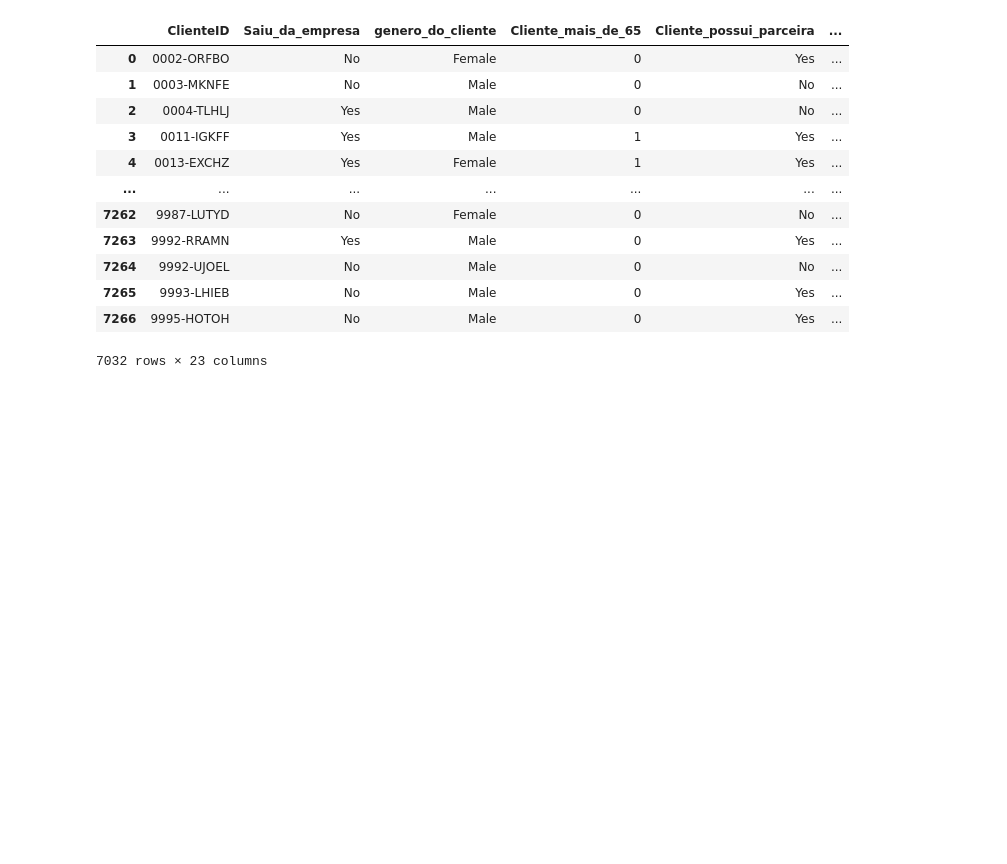
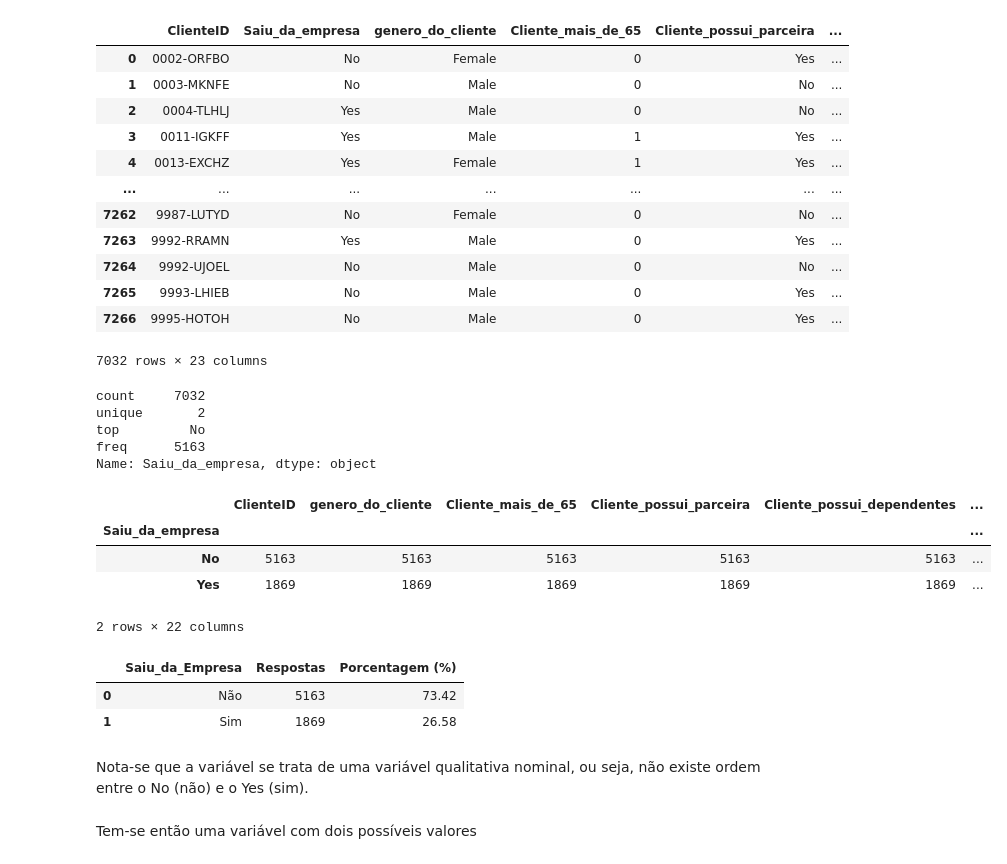
Before and after one commit to Gabriel-kopke-jr/Alura-Data-Challenge-Semana1, a Jupyter notebook: main.ipynb, the cells around one changed output. Drawn from its saved outputs; the diff is of its cells as text; code cells hidden in the pictures; blank space fills up the shorter version.

```diff
--- a/main.ipynb
+++ b/main.ipynb
@@ -31,3 +35,19 @@ dados
 | 7265 | 9993-LHIEB | No | Male | 0 | Yes | ... |
 | 7266 | 9995-HOTOH | No | Male | 0 | Yes | ... |
 7032 rows × 23 columns
+# %%
+dados['Saiu_da_empresa'].describe()
+# %% [output]
+count     7032
+unique       2
+top         No
+freq      5163
+Name: Saiu_da_empresa, dtype: object
+# %%
+dados.groupby('Saiu_da_empresa').count()
+# %% [output]
+|  | ClienteID | genero_do_cliente | Cliente_mais_de_65 | Cliente_possui_parceira | Cliente_possui_dependentes | ... |
+| Saiu_da_empresa |  |  |  |  |  | ... |
+| No | 5163 | 5163 | 5163 | 5163 | 5163 | ... |
+| Yes | 1869 | 1869 | 1869 | 1869 | 1869 | ... |
+2 rows × 22 columns
@@ -33,0 +61,10 @@ dados
+# %%
+tabela_resumo
+# %% [output]
+|  | Saiu_da_Empresa | Respostas | Porcentagem (%) |
+| 0 | Não | 5163 | 73.42 |
+| 1 | Sim | 1869 | 26.58 |
+# %% [markdown]
+Nota-se que a variável se trata de uma variável qualitativa nominal, ou seja, não existe ordem entre o No (não) e o Yes (sim).
+# %% [markdown]
+Tem-se então uma variável com dois possíveis valores
```
Also changed, not shown: parts of 3 cells of this notebook.
